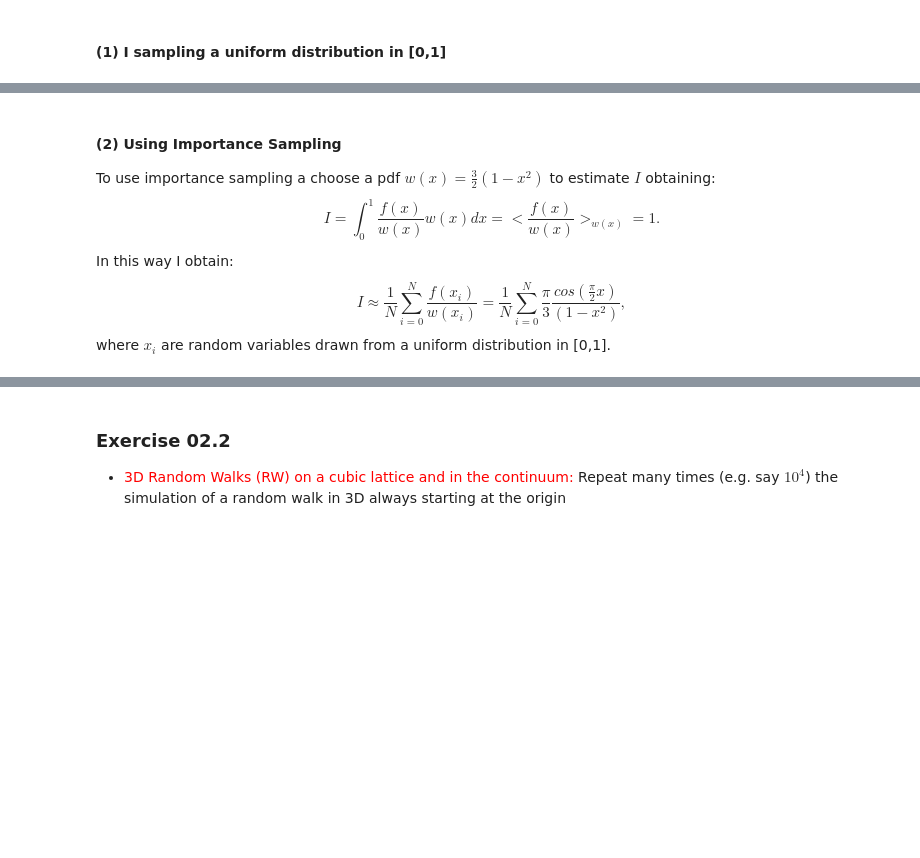
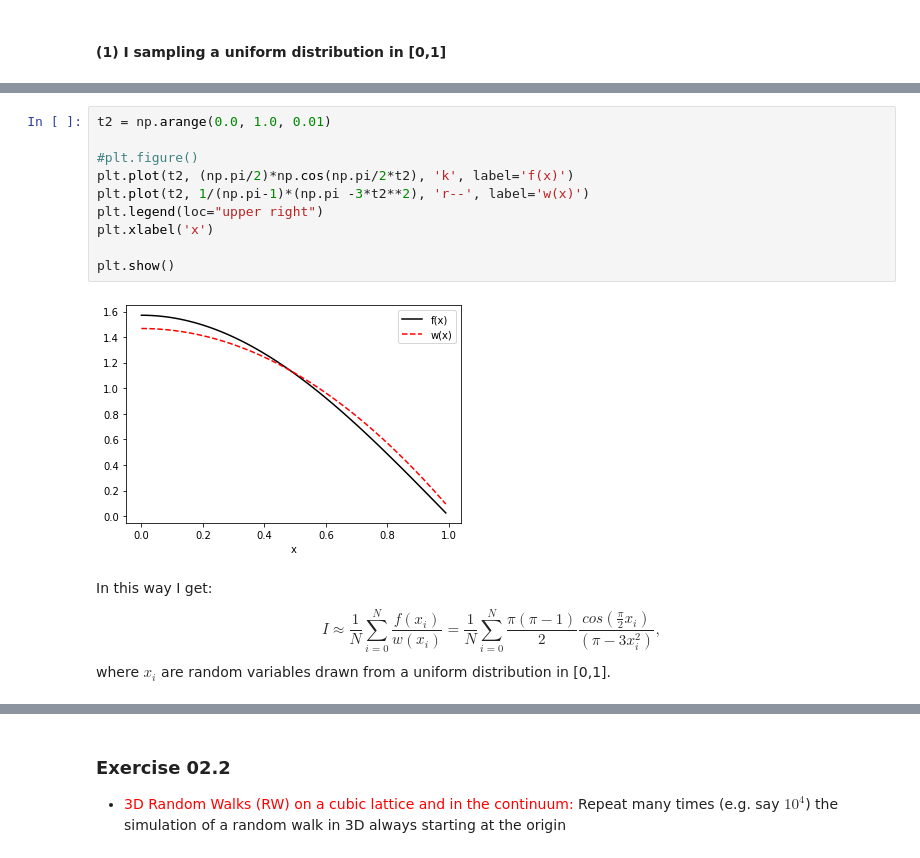
Before and after one commit to mattbona/numerical-simulation-laboratory, a Jupyter notebook: NSL-02/jupyter/LSN_Exercises_02.ipynb, the cells around one changed output, grey strips where cells are left out. Saved outputs shown, nothing was run; the diff lists cells and outputs as text; blank space fills up the shorter version.

```diff
--- a/NSL-02/jupyter/LSN_Exercises_02.ipynb
+++ b/NSL-02/jupyter/LSN_Exercises_02.ipynb
@@ -32,12 +39,19 @@ plt.show()
+# %%
+t2 = np.arange(0.0, 1.0, 0.01)
+
+#plt.figure()
+plt.plot(t2, (np.pi/2)*np.cos(np.pi/2*t2), 'k', label='f(x)')
+plt.plot(t2, 1/(np.pi-1)*(np.pi -3*t2**2), 'r--', label='w(x)')
+plt.legend(loc="upper right")
+plt.xlabel('x')
+
+plt.show()
+# %% [output]
+[figure, added]
 # %% [markdown]
-#### (2) Using Importance Sampling
-To use importance sampling a choose a pdf $ w(x) = \frac{3}{2}(1-x^2) $ to estimate $I$ obtaining:
+In this way I get:
 $$
-I = \int_0^1 \frac{f(x)}{w(x)}w(x) dx = <\frac{f(x)}{w(x)}>_{w(x)} = 1.
-$$
-In this way I obtain:
-$$
-I \approx \frac{1}{N}\sum_{i=0}^N \frac{f(x_i)}{w(x_i)} = \frac{1}{N}\sum_{i=0}^N \frac{\pi}{3}\frac{cos(\frac{\pi}{2}x)}{(1-x^2)},
+I \approx \frac{1}{N}\sum_{i=0}^N \frac{f(x_i)}{w(x_i)} = \frac{1}{N}\sum_{i=0}^N \frac{\pi(\pi-1)}{2}\frac{cos(\frac{\pi}{2}x_i)}{(\pi-3x_i^2)},
 $$
 where $x_i$ are random variables drawn from a uniform distribution  in [0,1].
 # %%
```
Also changed, not shown: parts of 3 cells of this notebook, 4 other files.
